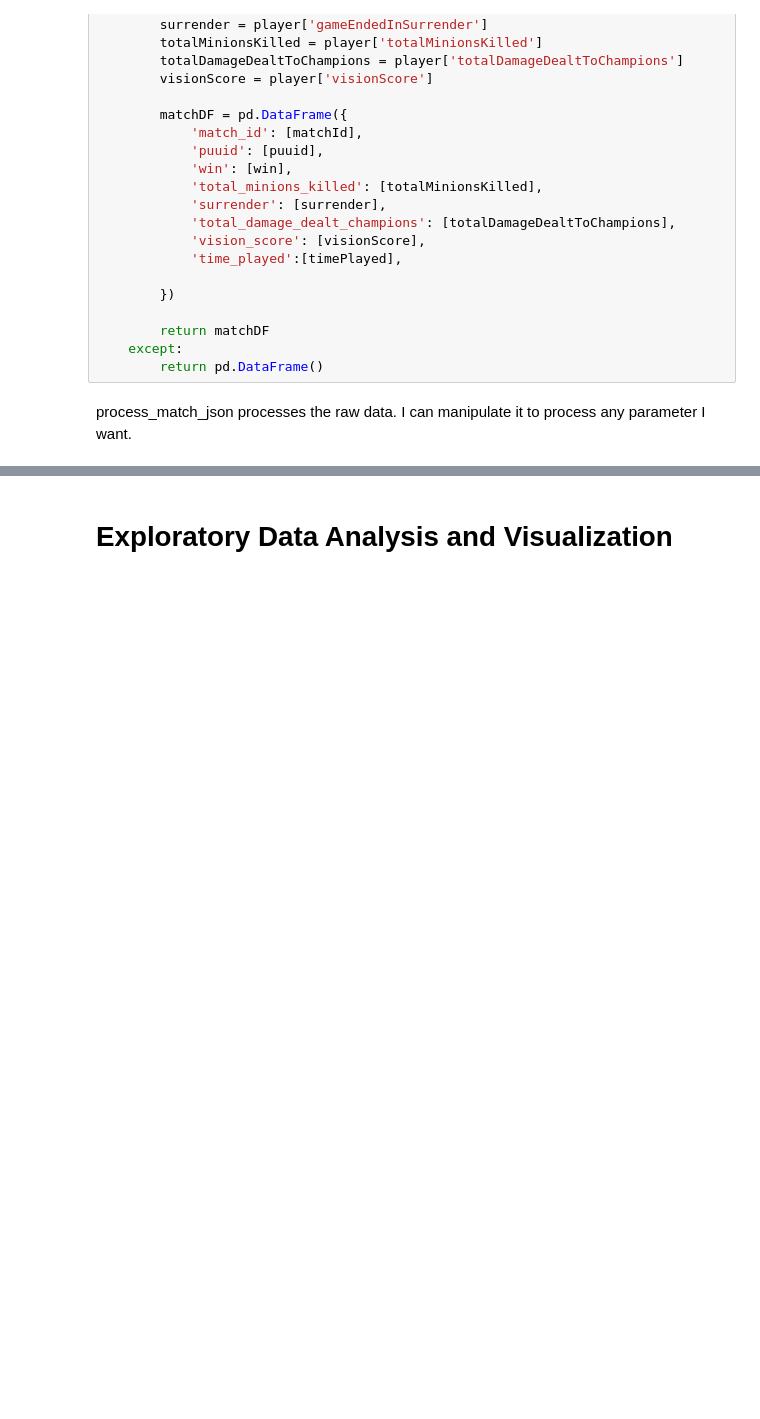
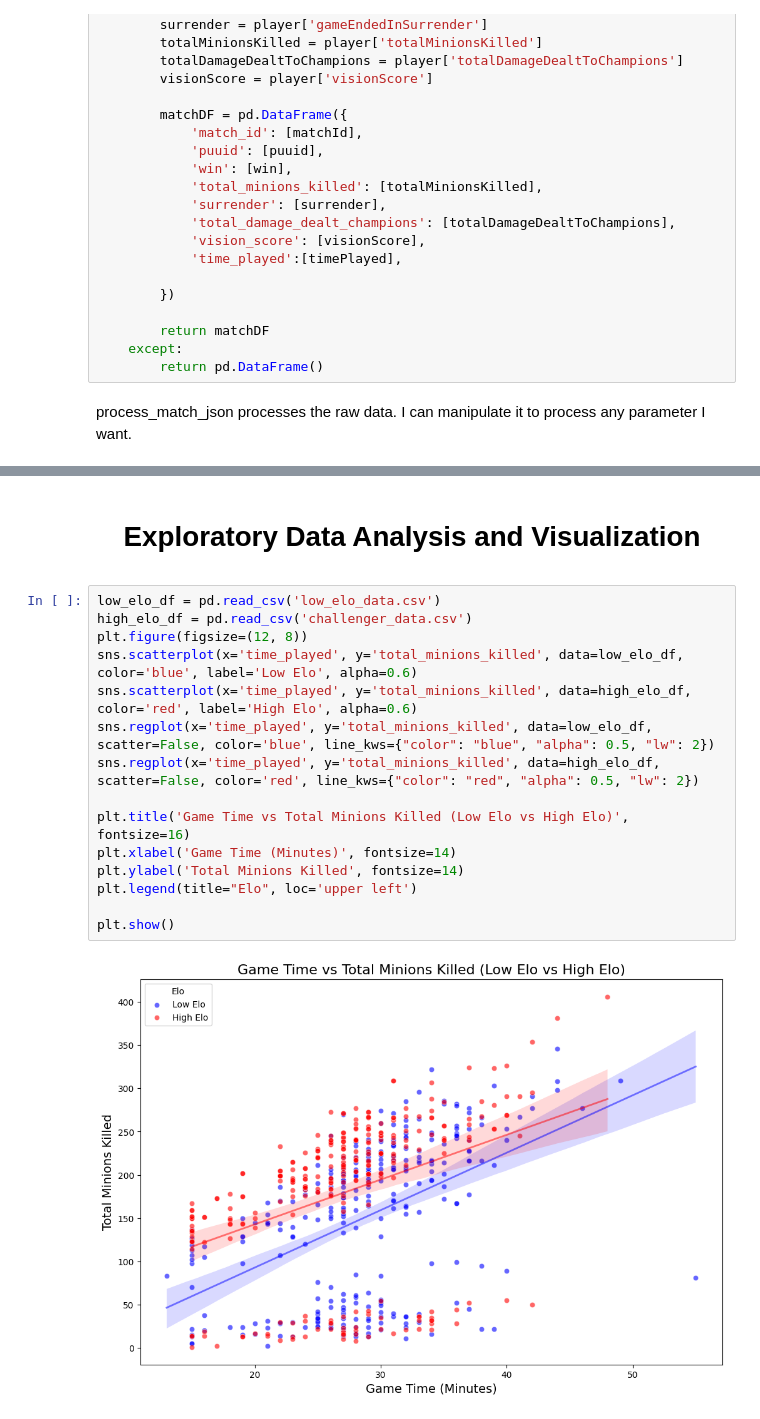
Before and after one commit to umutolcer/DSA210-Term-Project, a Jupyter notebook: main.ipynb, the cells around one changed output, grey strips where cells are left out. Saved outputs shown, nothing was run; the diff lists cells and outputs as text; blank space fills up the shorter version.

```diff
--- a/main.ipynb
+++ b/main.ipynb
@@ -172,3 +184,24 @@ In order to process low elo matches, I used op.gg to get low elo players' nickna
 I also added my own match data to make it more interesting.
 # %% [markdown]
+<center>
+
 # Exploratory Data Analysis and Visualization
+
+</center>
+# %%
+low_elo_df = pd.read_csv('low_elo_data.csv')
+high_elo_df = pd.read_csv('challenger_data.csv')
+plt.figure(figsize=(12, 8))
+sns.scatterplot(x='time_played', y='total_minions_killed', data=low_elo_df, color='blue', label='Low Elo', alpha=0.6)
+sns.scatterplot(x='time_played', y='total_minions_killed', data=high_elo_df, color='red', label='High Elo', alpha=0.6)
+sns.regplot(x='time_played', y='total_minions_killed', data=low_elo_df, scatter=False, color='blue', line_kws={"color": "blue", "alpha": 0.5, "lw": 2})
+sns.regplot(x='time_played', y='total_minions_killed', data=high_elo_df, scatter=False, color='red', line_kws={"color": "red", "alpha": 0.5, "lw": 2})
+
+plt.title('Game Time vs Total Minions Killed (Low Elo vs High Elo)', fontsize=16)
+plt.xlabel('Game Time (Minutes)', fontsize=14)
+plt.ylabel('Total Minions Killed', fontsize=14)
+plt.legend(title="Elo", loc='upper left')
+
+plt.show()
+# %% [output]
+[figure, added]
```
Also changed, not shown: parts of 16 cells of this notebook.
